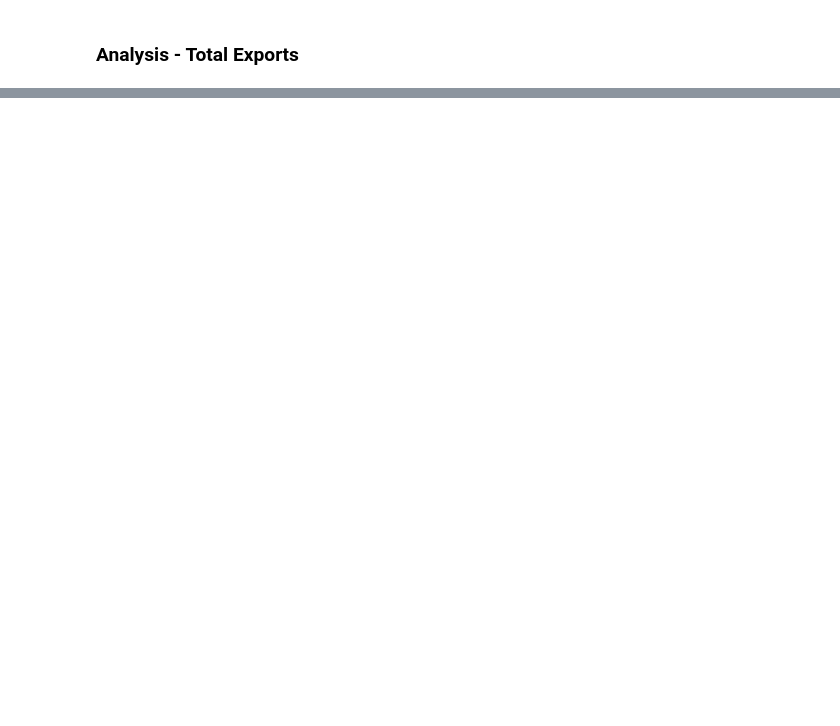
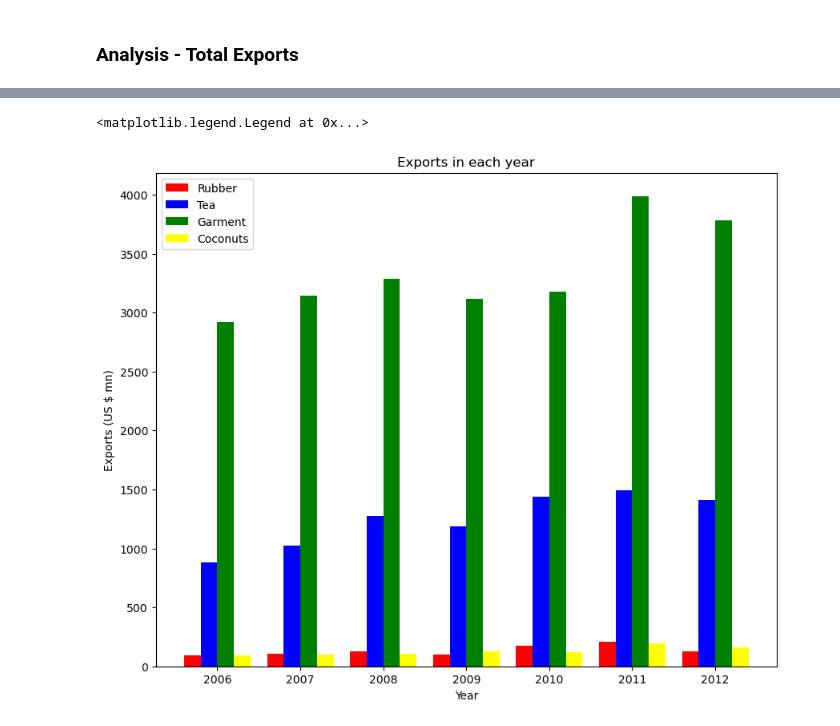
Before and after one commit to ChamikaGunarathna/Exports-Analysis, a Jupyter notebook: analyzis.ipynb, the cells around one changed output, grey strips where cells are left out. Drawn from its saved outputs; the diff is of its cells as text; code cells hidden in the pictures; blank space fills up the shorter version.

```diff
--- a/analyzis.ipynb
+++ b/analyzis.ipynb
@@ -77,0 +106,24 @@ total_exports
+# %%
+tea = total_exports.loc[total_exports.index[0],:].values
+rubber = total_exports.loc[total_exports.index[1],:].values
+garments = total_exports.loc[total_exports.index[2],:].values
+coconuts = total_exports.loc[total_exports.index[3],:].values
+# %%
+bins = np.arange(len(years))
+width = 0.2 #1/6
+
+plt.figure(figsize=(10,8))
+plt.bar(bins,rubber,color='red',width=width,label='Rubber')
+plt.bar(bins+width,tea,color='blue',width=width,label='Tea')
+plt.bar(bins+2*width,garments,color='green',width=width,label='Garment')
+plt.bar(bins+3*width,coconuts,color='yellow',width=width,label='Coconuts')
+
+plt.xlabel("Year")
+plt.ylabel("Exports (US $ mn)")
+plt.title("Exports in each year")
+
+plt.xticks(bins + 1.5*width,years)
+plt.legend()
+# %% [output]
+<matplotlib.legend.Legend at 0x...>
+[figure, added]
```
Also changed, not shown: parts of 19 cells of this notebook.
